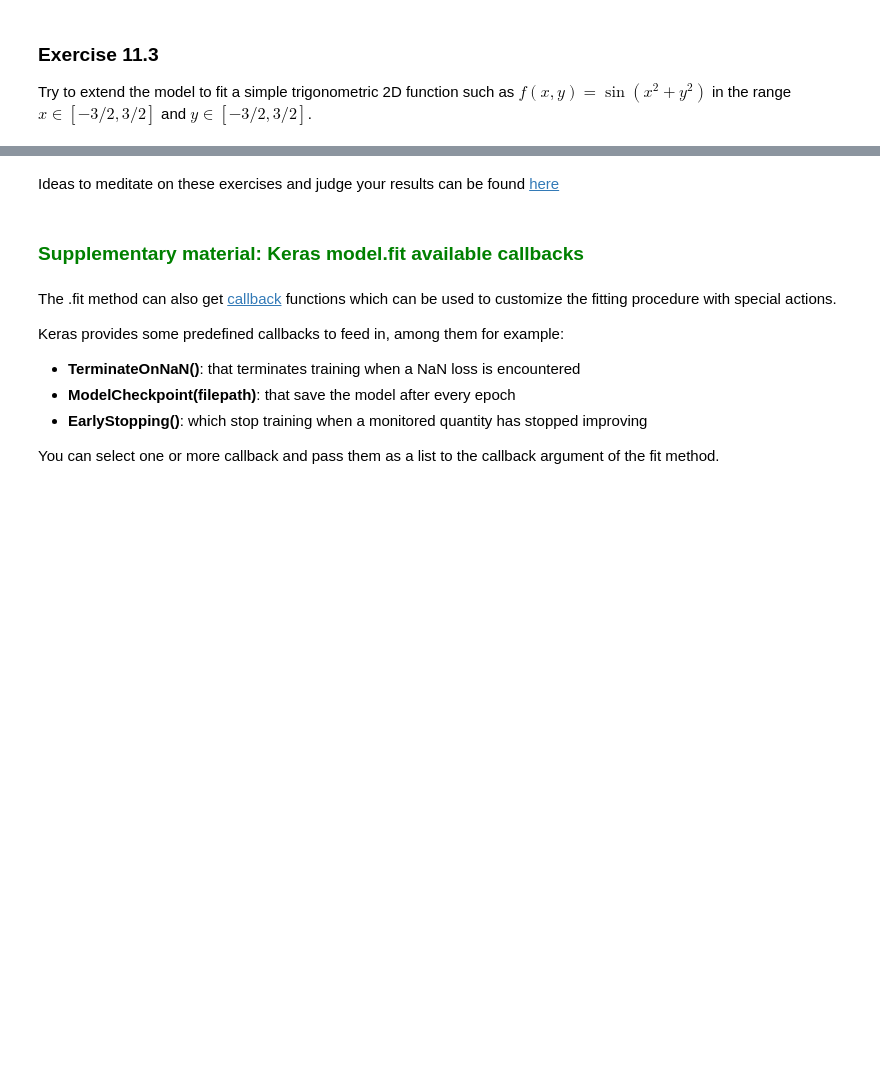
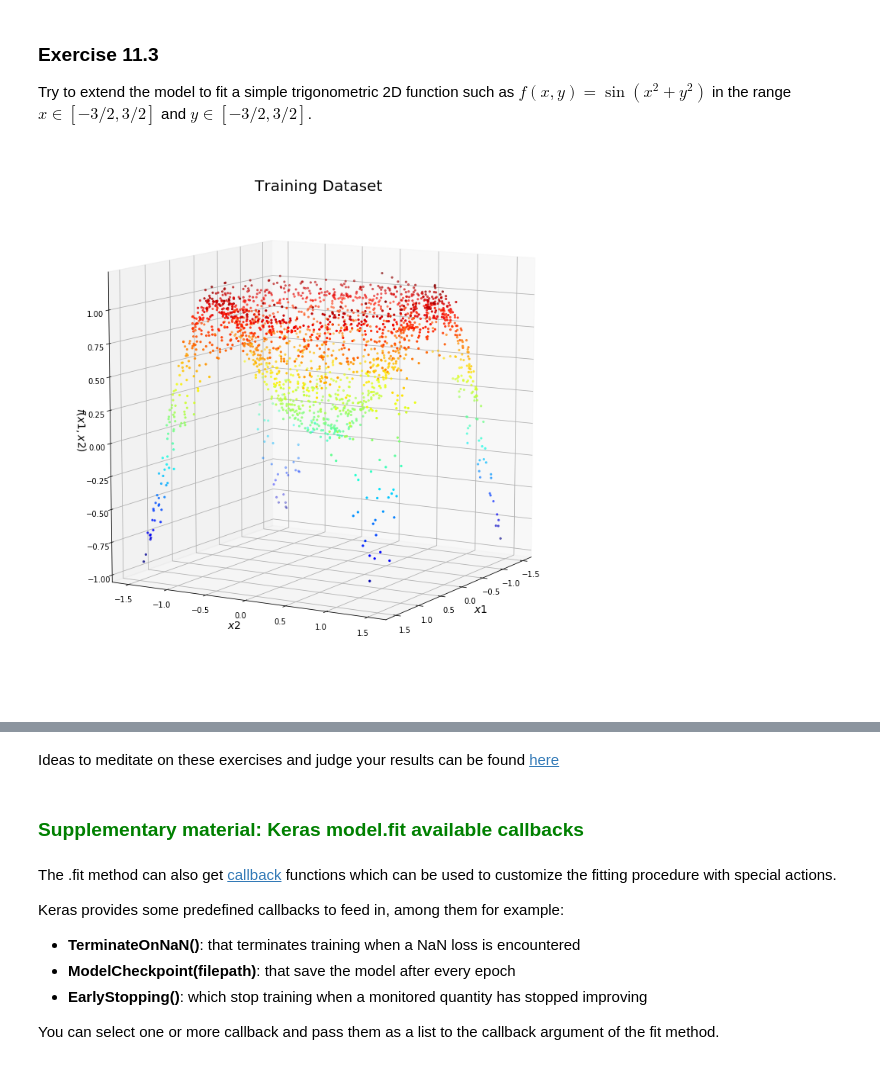
Before and after one commit to rcote98/LSN_exercise_delivery, a Jupyter notebook: esercitazione11/esercitazione11.ipynb, the cells around one changed output, grey strips where cells are left out. Saved outputs shown, nothing was run; the diff lists cells and outputs as text; code cells hidden in the pictures; blank space fills up the shorter version.

```diff
--- a/esercitazione11/esercitazione11.ipynb
+++ b/esercitazione11/esercitazione11.ipynb
@@ -317,3 +568,43 @@ Try to extend the model to fit a simple trigonometric 2D function such as $f(x,y
 # %%
 def func2D(x,y):
     return np.sin(x**2 + y**2)
+# %%
+# generate training inputs
+
+training_size = 2000
+validation_size = 100
+
+
+np.random.seed(0) # set seed for reproducibility
+
+x1_train = np.random.uniform(-3/2, 3/2, training_size) # training set
+x2_train = np.random.uniform(-3/2, 3/2, training_size)
+
+x_train = np.vstack((x1_train, x2_train))
+
+x1_valid = np.random.uniform(-3/2, 3/2, validation_size)  # validation set
+x2_valid = np.random.uniform(-3/2, 3/2, validation_size)  # validation set
+
+x_valid = np.vstack((x1_valid, x2_valid))
+
+f_target = func2D(x_valid[0], x_valid[1]) # target function to approximate
+
+sigma = .05 # noise standard deviation
+f_train = np.random.normal(func2D(x_train[0], x_train[1]), sigma) # actual measures from which we want to guess regression parameters
+f_valid = np.random.normal(func2D(x_valid[0], x_valid[1]), sigma)
+# %%
+fig = plt.figure(figsize=[10,10])
+
+plt.set_cmap("jet")
+ax = Axes3D(fig)
+
+ax.scatter(x_train[0], x_train[1], f_train, c=f_train, marker='.', s=20)
+
+ax.set_title("Training Dataset", fontsize = 20)
+ax.set_xlabel('$x1$', fontsize = 14)
+ax.set_ylabel('$x2$', fontsize = 14)
+ax.set_zlabel('$f(x1, x2)$', fontsize = 14)
+ax.view_init(10, 30)
+plt.show()
+# %% [output]
+[figure, added]
```
Also changed, not shown: parts of 25 cells of this notebook, 37 other files.
